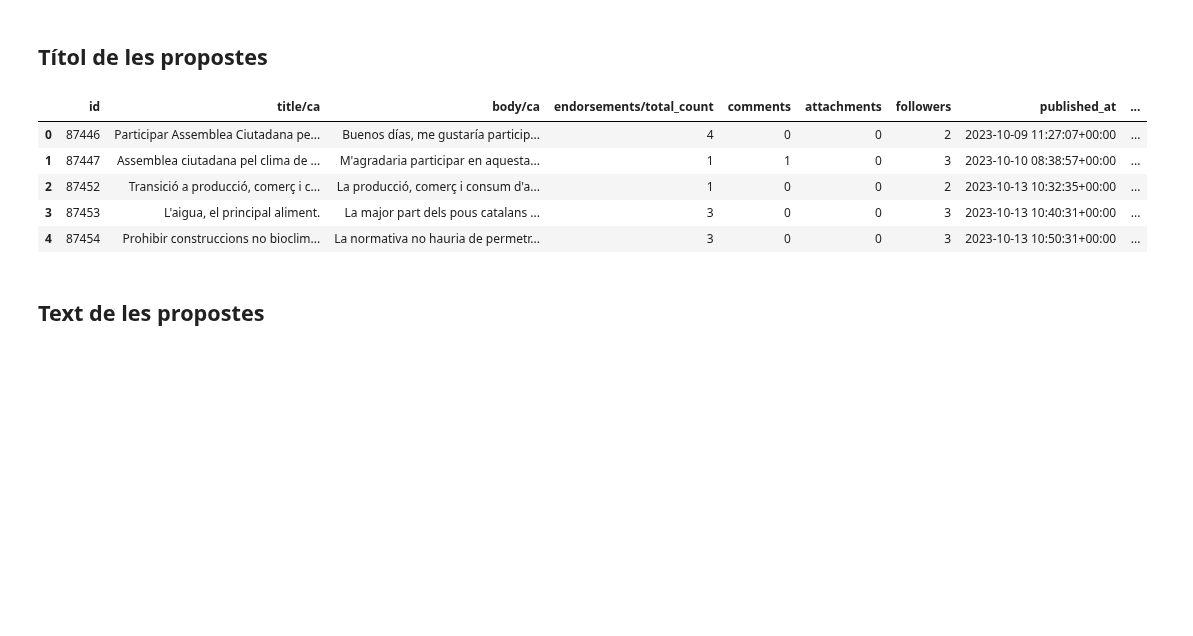
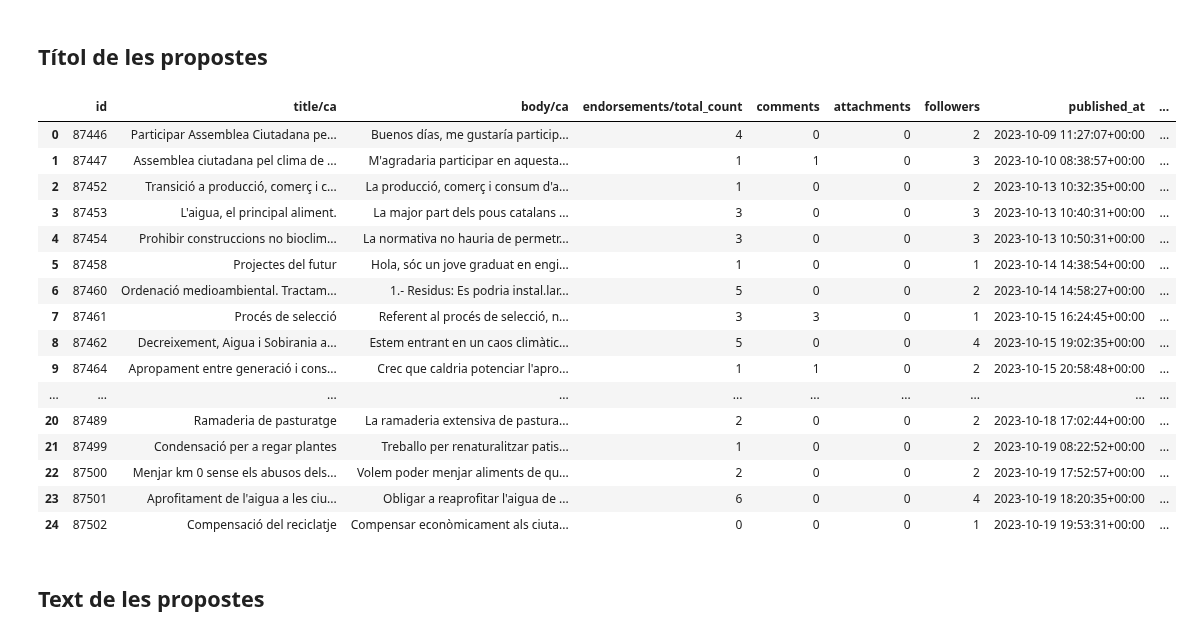
Before and after one commit to NoOPeEKS/dades-assemblea-clima, a Jupyter notebook: notebooks/topic_modeling.ipynb, the cells around one changed output. Saved outputs shown, nothing was run; the diff lists cells and outputs as text; code cells hidden in the pictures; blank space fills up the shorter version.

```diff
--- a/notebooks/topic_modeling.ipynb
+++ b/notebooks/topic_modeling.ipynb
@@ -15,5 +16,8 @@ from gensim.parsing.preprocessing import STOPWORDS
 df_proposals = pd.read_csv("../data/processed/processed_proposals.csv")
 # %% [markdown]
 ## Títol de les propostes
+# %%
+stop_words = get_stop_words('catalan')
+stopword_custom = set(stop_words)
 # %%
 # Set de stopwords en català i castellà que el model no té en compte.
@@ -66,14 +70,25 @@ for i, (title, preprocessed_title) in enumerate(zip(df_proposals['title/ca'], df
 df_proposals['topic_title'] = topics_by_title
 # df_proposals = df_proposals.drop(columns=['body/preprocessed', 'topic_body'])
 # %%
-df_proposals.head(5)
+df_proposals.head(25)
 # %% [output]
 |  | id | title/ca | body/ca | endorsements/total_count | comments | attachments | followers | published_at | ... |
 | 0 | 87446 | Participar Assemblea Ciutadana pe... | Buenos días, me gustaría particip... | 4 | 0 | 0 | 2 | 2023-10-09 11:27:07+00:00 | ... |
 | 1 | 87447 | Assemblea ciutadana pel clima de ... | M'agradaria participar en aquesta... | 1 | 1 | 0 | 3 | 2023-10-10 08:38:57+00:00 | ... |
 | 2 | 87452 | Transició a producció, comerç i c... | La producció, comerç i consum d'a... | 1 | 0 | 0 | 2 | 2023-10-13 10:32:35+00:00 | ... |
 | 3 | 87453 | L'aigua, el principal aliment. | La major part dels pous catalans ... | 3 | 0 | 0 | 3 | 2023-10-13 10:40:31+00:00 | ... |
 | 4 | 87454 | Prohibir construccions no bioclim... | La normativa no hauria de permetr... | 3 | 0 | 0 | 3 | 2023-10-13 10:50:31+00:00 | ... |
+| 5 | 87458 | Projectes del futur | Hola, sóc un jove graduat en engi... | 1 | 0 | 0 | 1 | 2023-10-14 14:38:54+00:00 | ... |
+| 6 | 87460 | Ordenació medioambiental. Tractam... | 1.- Residus: Es podria instal.lar... | 5 | 0 | 0 | 2 | 2023-10-14 14:58:27+00:00 | ... |
+| 7 | 87461 | Procés de selecció | Referent al procés de selecció, n... | 3 | 3 | 0 | 1 | 2023-10-15 16:24:45+00:00 | ... |
+| 8 | 87462 | Decreixement, Aigua i Sobirania a... | Estem entrant en un caos climàtic... | 5 | 0 | 0 | 4 | 2023-10-15 19:02:35+00:00 | ... |
+| 9 | 87464 | Apropament entre generació i cons... | Crec que caldria potenciar l'apro... | 1 | 1 | 0 | 2 | 2023-10-15 20:58:48+00:00 | ... |
+| ... | ... | ... | ... | ... | ... | ... | ... | ... | ... |
+| 20 | 87489 | Ramaderia de pasturatge | La ramaderia extensiva de pastura... | 2 | 0 | 0 | 2 | 2023-10-18 17:02:44+00:00 | ... |
+| 21 | 87499 | Condensació per a regar plantes | Treballo per renaturalitzar patis... | 1 | 0 | 0 | 2 | 2023-10-19 08:22:52+00:00 | ... |
+| 22 | 87500 | Menjar km 0 sense els abusos dels... | Volem poder menjar aliments de qu... | 2 | 0 | 0 | 2 | 2023-10-19 17:52:57+00:00 | ... |
+| 23 | 87501 | Aprofitament de l'aigua a les ciu... | Obligar a reaprofitar l'aigua de ... | 6 | 0 | 0 | 4 | 2023-10-19 18:20:35+00:00 | ... |
+| 24 | 87502 | Compensació del reciclatje | Compensar econòmicament als ciuta... | 0 | 0 | 0 | 1 | 2023-10-19 19:53:31+00:00 | ... |
 # %% [markdown]
 ## Text de les propostes
 # %% [markdown]
```
Also changed, not shown: parts of 2 cells of this notebook, 1 other file.
